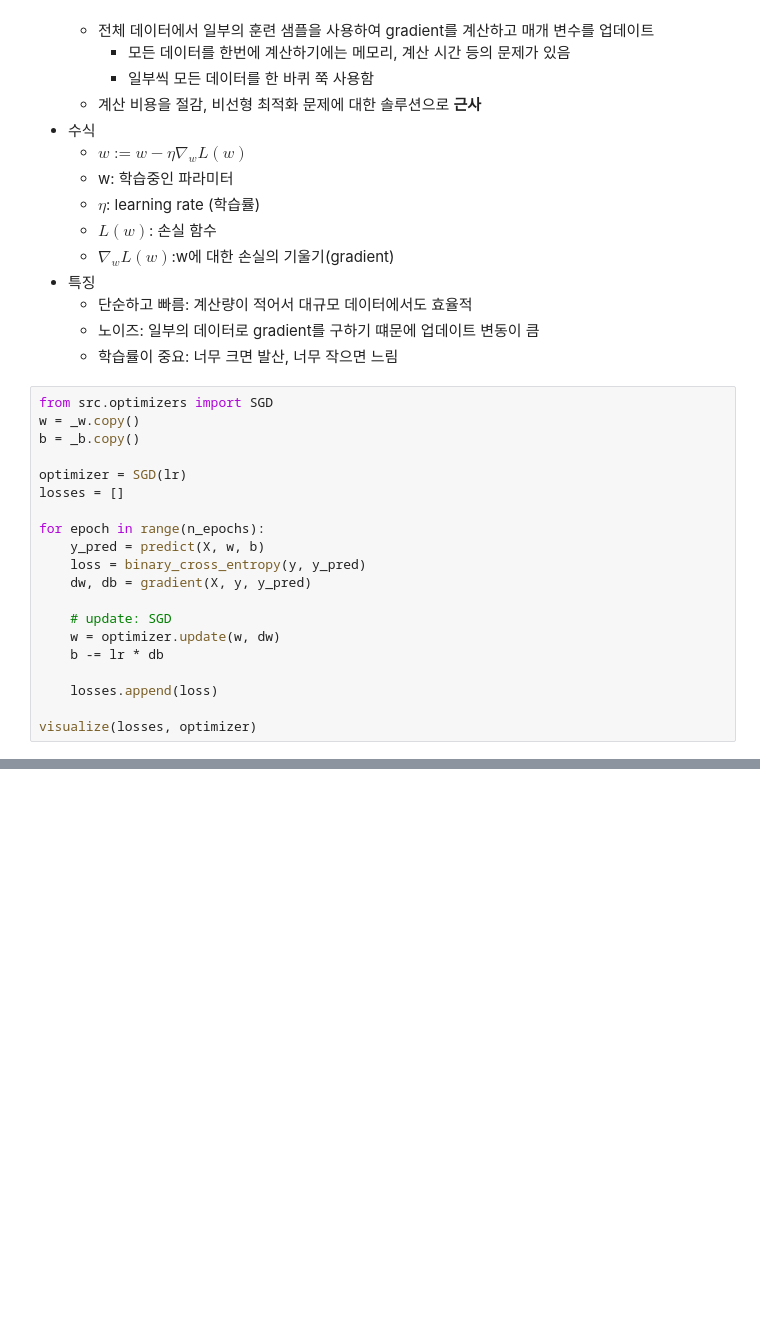
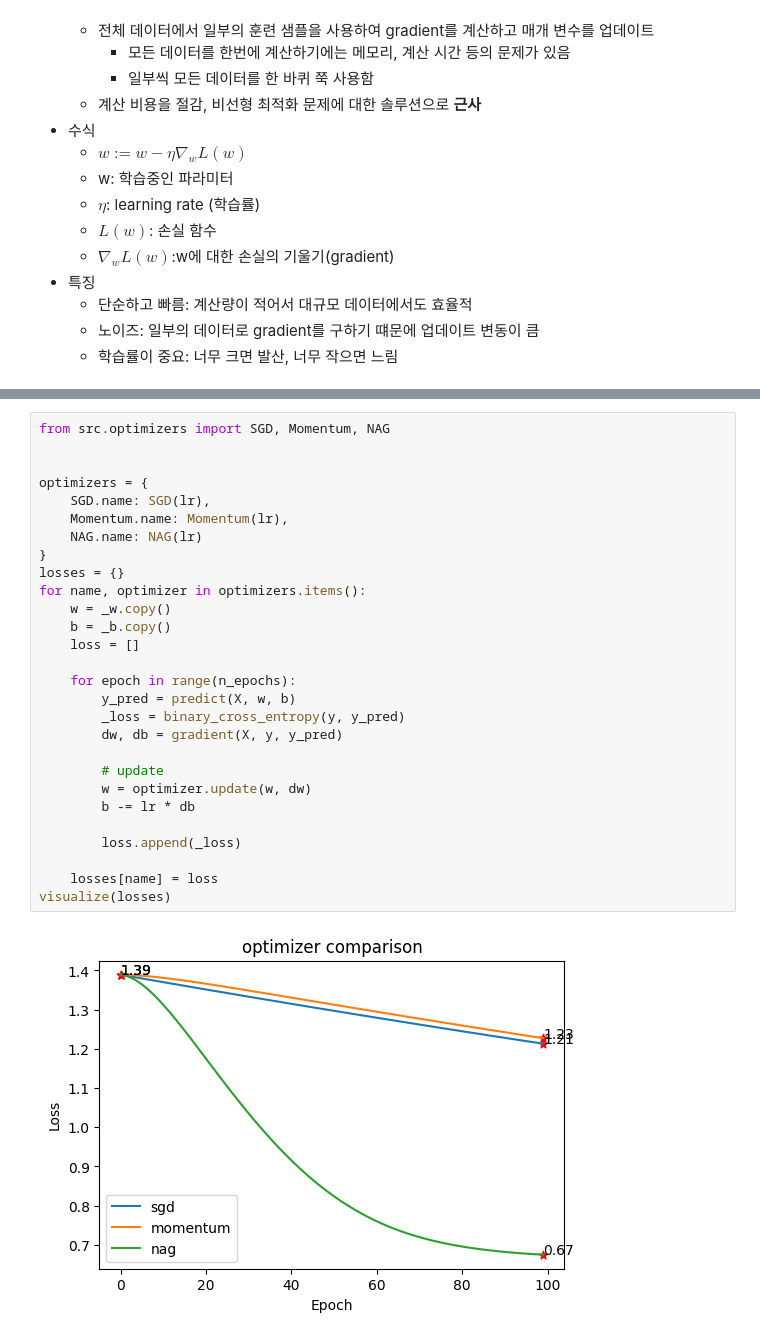
Before and after one commit to smsm8898/scratch, a Jupyter notebook: notebooks/optimizers.ipynb, the cells around one changed output, grey strips where cells are left out. Cells and saved outputs as stored; diff of their text form; blank space fills up the shorter version.

Commit message:
expr: optimizer comparison

```diff
--- a/notebooks/optimizers.ipynb
+++ b/notebooks/optimizers.ipynb
@@ -101,23 +114,3 @@ plt.show()
   * 단순하고 빠름: 계산량이 적어서 대규모 데이터에서도 효율적
   * 노이즈: 일부의 데이터로 gradient를 구하기 떄문에 업데이트 변동이 큼
   * 학습률이 중요: 너무 크면 발산, 너무 작으면 느림
-# %%
-from src.optimizers import SGD
-w = _w.copy()
-b = _b.copy()
-
-optimizer = SGD(lr)
-losses = []
-
-for epoch in range(n_epochs):
-    y_pred = predict(X, w, b)
-    loss = binary_cross_entropy(y, y_pred)
-    dw, db = gradient(X, y, y_pred)
-
-    # update: SGD
-    w = optimizer.update(w, dw)
-    b -= lr * db
-
-    losses.append(loss)
-
-visualize(losses, optimizer)
@@ -125,0 +171,30 @@ visualize(losses, optimizer)
+# %%
+from src.optimizers import SGD, Momentum, NAG
+
+
+optimizers = {
+    SGD.name: SGD(lr),
+    Momentum.name: Momentum(lr),
+    NAG.name: NAG(lr)
+}
+losses = {}
+for name, optimizer in optimizers.items():
+    w = _w.copy()
+    b = _b.copy()
+    loss = []
+
+    for epoch in range(n_epochs):
+        y_pred = predict(X, w, b)
+        _loss = binary_cross_entropy(y, y_pred)
+        dw, db = gradient(X, y, y_pred)
+
+        # update
+        w = optimizer.update(w, dw)
+        b -= lr * db
+
+        loss.append(_loss)
+
+    losses[name] = loss
+visualize(losses)
+# %% [output]
+[figure, added]
```
Also changed, not shown: parts of 6 cells of this notebook.
